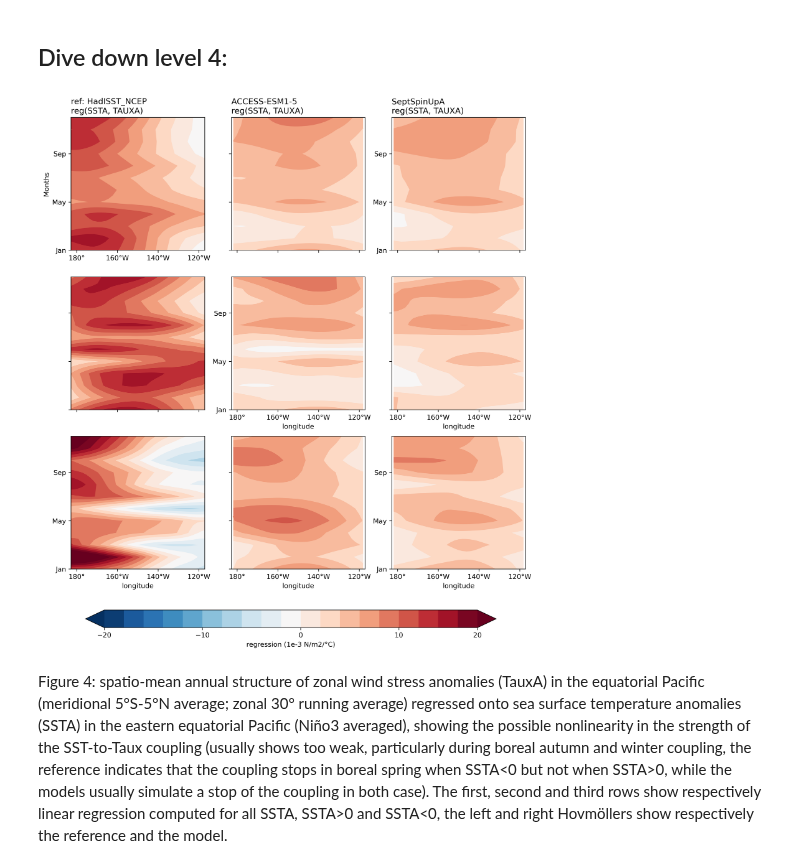
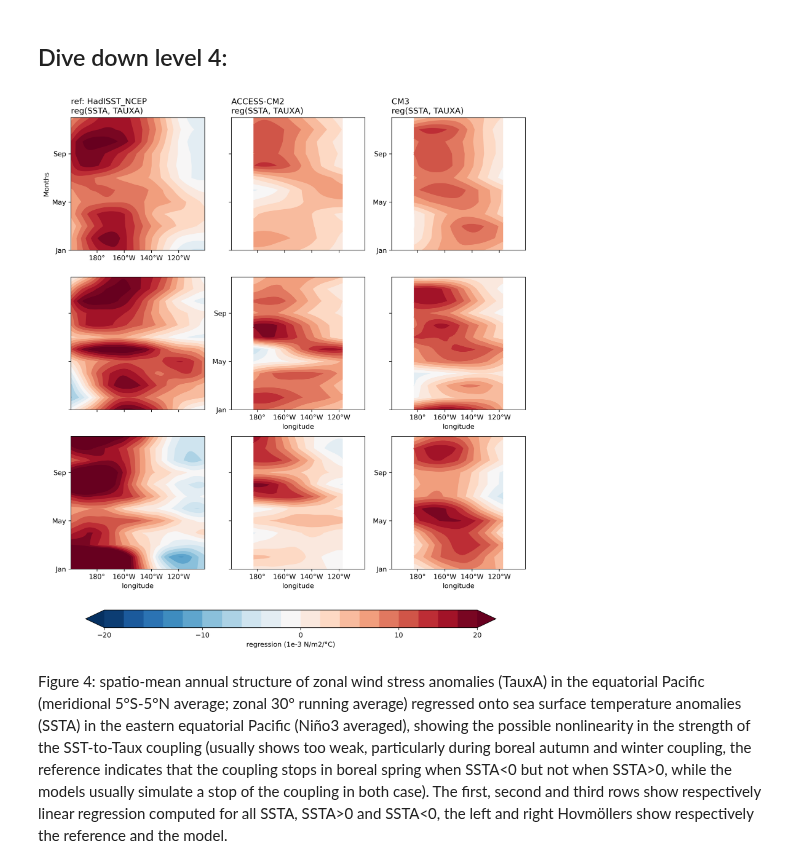
Before and after one commit to ACCESS-Community-Hub/access-cm3-paper-1, a Jupyter notebook: notebooks/sandbox-python/ENSO_recipes/20-SST_Taux_feedback.ipynb, the cells around one changed output. Saved outputs shown, nothing was run; the diff lists cells and outputs as text; code cells hidden in the pictures.

```diff
--- a/notebooks/sandbox-python/ENSO_recipes/20-SST_Taux_feedback.ipynb
+++ b/notebooks/sandbox-python/ENSO_recipes/20-SST_Taux_feedback.ipynb
@@ -387,7 +384,7 @@ def sst_east_3(cube,start,end):
     nino3_region = {"start_longitude": 210., "end_longitude": 270., "start_latitude": -5., "end_latitude": 5.}
     cube = extract_time(cube, start_year=start, end_year=end, start_month=1, end_month=12, start_day=1, end_day=31)
     cube = convert_units(cube, units="degC")
-    cube = regrid(cube, target_grid="1x1", scheme="linear")
+#    cube = regrid(cube, target_grid="1x1", scheme="linear")
     cube = mask_landsea(cube, mask_out="land")
     cube = anomalies(cube, period="monthly")
     cube = detrend(cube, dimension="time", method="linear")
@@ -409,10 +406,10 @@ def taux_eqp(cube,start,end):
     cube = rolling_window_statistics(cube, coordinate='longitude',operator='mean',window_length=30)
     return cube
 # %%
-model_ctrltos_prep = {name: sst_east_3(dataset,900,1100) for name, dataset in model_ctrlts_datasets.items()}
-model_ctrltauu_prep = {name: taux_eqp(dataset,900,1100) for name, dataset in model_ctrltauu_datasets.items()}
+model_ctrlts_prep = {name: sst_east_3(dataset,1979,2014) for name, dataset in model_ctrlts_datasets.items()}
+model_ctrltauu_prep = {name: taux_eqp(dataset,1979,2014) for name, dataset in model_ctrltauu_datasets.items()}
 
 model_tos_prep = sst_east_3(esm16cube_ts,startyear,endyear) #for name, dataset in model_ts_datasets.items()}
 model_tauu_prep = taux_eqp(esm16cube_tauu,startyear,endyear) #for name, dataset in model_tauu.items()}
-model_tauu_prep_swap = model_tauu_prep.transpose([1,0])
+#model_tauu_prep_swap = model_tauu_prep.transpose([1,0])
 # %%
@@ -430,6 +427,6 @@ tauu time length: (2172, 35)
 # %%
-obs_tos_prep = {name: sst_east_3(dataset,1979,2012) for name, dataset in obs_tos_datasets.items()}
-obs_tauu_prep = {name: taux_eqp(dataset,1979,2012) for name, dataset in obs_tauu_datasets.items()}
+obs_tos_prep = {name: sst_east_3(dataset,1979,2014) for name, dataset in obs_tos_datasets.items()}
+obs_tauu_prep = {name: taux_eqp(dataset,1979,2014) for name, dataset in obs_tauu_datasets.items()}
 # %%
 def lin_regress_matrix(cubeA, cubeBsst):
 
@@ -482,26 +479,26 @@ def format_longitude(x, pos):
         return f'{int(x)}°E'
 
 
-neg, pos = feedback_nonlin(obs_tos_prep["HadISST"], obs_tauu_prep["NOAA-CIRES-20CR-V2"])
+neg, pos = feedback_nonlin(obs_tos_prep["HadISST"], obs_tauu_prep["ERA-Interim"])
 qplt.plot(neg, color='blue', linestyle='--',label='Obs SSTA<0')
 qplt.plot(pos, color='red', linestyle='--',label='Obs SSTA>0')
 
-neg, pos = feedback_nonlin(model_ctrltos_prep["ACCESS-ESM1-5"], model_ctrltauu_prep["ACCESS-ESM1-5"])
+neg, pos = feedback_nonlin(model_ctrlts_prep["ACCESS-CM2"], model_ctrltauu_prep["ACCESS-CM2"])
 
-qplt.plot(neg, color='blue', linestyle='-.', label='ESM1.5 SSTA<0')
-qplt.plot(pos, color='red', linestyle='-.', label='ESM1.5 SSTA>0')
+qplt.plot(neg, color='blue', linestyle='-.', label='CM2 SSTA<0')
+qplt.plot(pos, color='red', linestyle='-.', label='CM2 SSTA>0')
 
 neg, pos = feedback_nonlin(model_tos_prep, model_tauu_prep)
 
 qplt.plot(neg, color='blue', linestyle='solid', label=mylabel+' SSTA<0')
 qplt.plot(pos, color='red', linestyle='solid', label=mylabel+' SSTA>0')
 
-cb2 = lin_regress_matrix(obs_tauu_prep["NOAA-CIRES-20CR-V2"], obs_tos_prep["HadISST"])
+cb2 = lin_regress_matrix(obs_tauu_prep["ERA-Interim"], obs_tos_prep["HadISST"])
 qplt.plot(cb2, color='black', linestyle='--', label='Obs all')
 
-cb = lin_regress_matrix(model_ctrltauu_prep["ACCESS-ESM1-5"],model_ctrltos_prep["ACCESS-ESM1-5"])
+cb = lin_regress_matrix(model_ctrltauu_prep["ACCESS-CM2"],model_ctrlts_prep["ACCESS-CM2"])
 
-qplt.plot(cb, color='black', linestyle='-.', label='ESM1.5 all')
+qplt.plot(cb, color='black', linestyle='-.', label='CM2 all')
 
 
 cb = lin_regress_matrix(model_tauu_prep,model_tos_prep)
@@ -592,8 +589,8 @@ def format_longitude(x, pos):
     else:
         return f'{int(x)}°E'
 
-ctrlmodells = feedback_nonlin_lvl4(model_ctrltos_prep["ACCESS-ESM1-5"], model_ctrltauu_prep["ACCESS-ESM1-5"])
-obsls = feedback_nonlin_lvl4(obs_tos_prep["HadISST"], obs_tauu_prep["NOAA-CIRES-20CR-V2"])
+ctrlmodells = feedback_nonlin_lvl4(model_ctrlts_prep["ACCESS-CM2"], model_ctrltauu_prep["ACCESS-CM2"])
+obsls = feedback_nonlin_lvl4(obs_tos_prep["HadISST"], obs_tauu_prep["ERA-Interim"])
 modells = feedback_nonlin_lvl4(model_tos_prep, model_tauu_prep)
 
 sub = ['', '>0', '<0',] #all_cube, posreg_cube, outreg_cube
@@ -615,37 +612,37 @@ for isub, cbls in enumerate(zip(obsls, ctrlmodells,modells)):
             ax2 = plt.subplot(i, sharex=ax1, sharey=ax1)
 
             ax2.set_title(f'reg(SSTA{sub[isub]}, TAUXA)', loc='left')
-            ax2.set_title('ACCESS-ESM1-5 \nreg(SSTA, TAUXA)', loc='left')
+            ax2.set_title('ACCESS-CM2 \nreg(SSTA, TAUXA)', loc='left')
         else:
 
             ax2 = plt.subplot(i, sharex=ax1, sharey=ax1)
         if i==333:
             ax3 = plt.subplot(i, sharex=ax1, sharey=ax1)
 
             ax3.set_title(f'reg(SSTA{sub[isub]}, TAUXA)', loc='left')
             ax3.set_title(mylabel+' \nreg(SSTA, TAUXA)', loc='left')
         else:
 
             ax3 = plt.subplot(i, sharex=ax1, sharey=ax1)
         ## contour plt data
         cf1 = iplt.contourf(cb, coords=['longitude','month_number'], levels=np.arange(-20, 20, 2), extend='both', cmap="RdBu_r")
 
         if i < 335:
             plt.tick_params('x', labelbottom=False)
         else:
             plt.gca().xaxis.set_major_formatter(plt.FuncFormatter(format_longitude)) #apply to bottom left =>325
             ax2.set_xlabel("longitude")
 
         if i%2 == 0:
             plt.tick_params(labelleft=False)
 
         i += 1
 
 
 cax = plt.axes([0.15,0.01,0.7,0.03])
 cbar = fig.colorbar(cf1, cax=cax, orientation='horizontal', extend='both', ticks=np.arange(-20, 21, 10))
 cbar.set_label('regression (1e-3 N/m2/°C)')
 # %% [output]
-[figure, old version]
+[figure, new version]
 # %% [markdown]
 Figure 4: spatio-mean annual structure of zonal wind stress anomalies (TauxA) in the equatorial Pacific (meridional 5°S-5°N average; zonal 30° running average) regressed onto sea surface temperature anomalies (SSTA) in the eastern equatorial Pacific (Niño3 averaged), showing the possible nonlinearity in the strength of the SST-to-Taux coupling (usually shows too weak, particularly during boreal autumn and winter coupling, the reference indicates that the coupling stops in boreal spring when SSTA<0 but not when SSTA>0, while the models usually simulate a stop of the coupling in both case). The first, second and third rows show respectively linear regression computed for all SSTA, SSTA>0 and SSTA<0, the left and right Hovmöllers show respectively the reference and the model.
```
Also changed, not shown: parts of 13 cells of this notebook, 16 other files.
